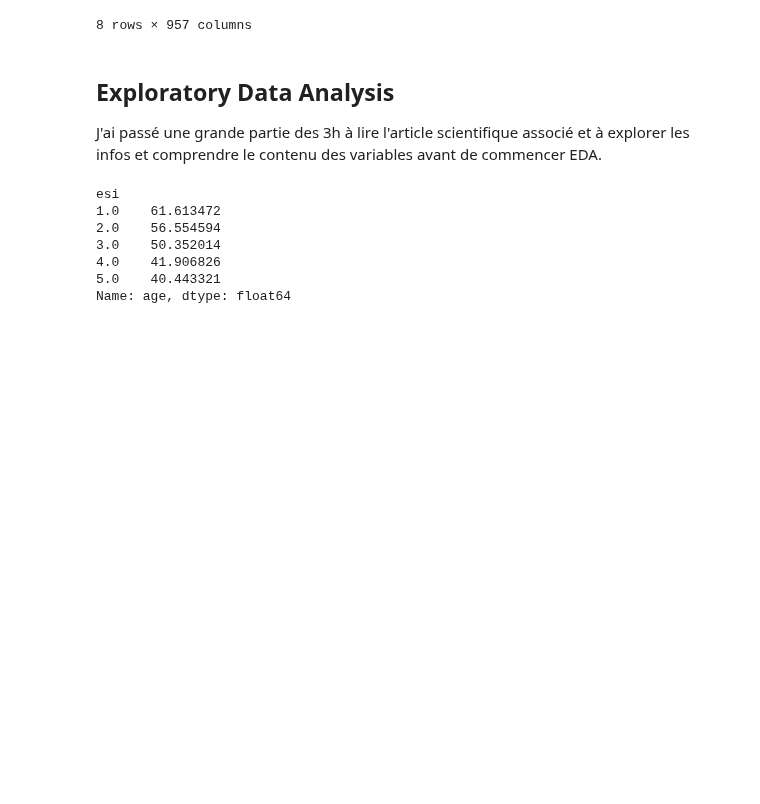
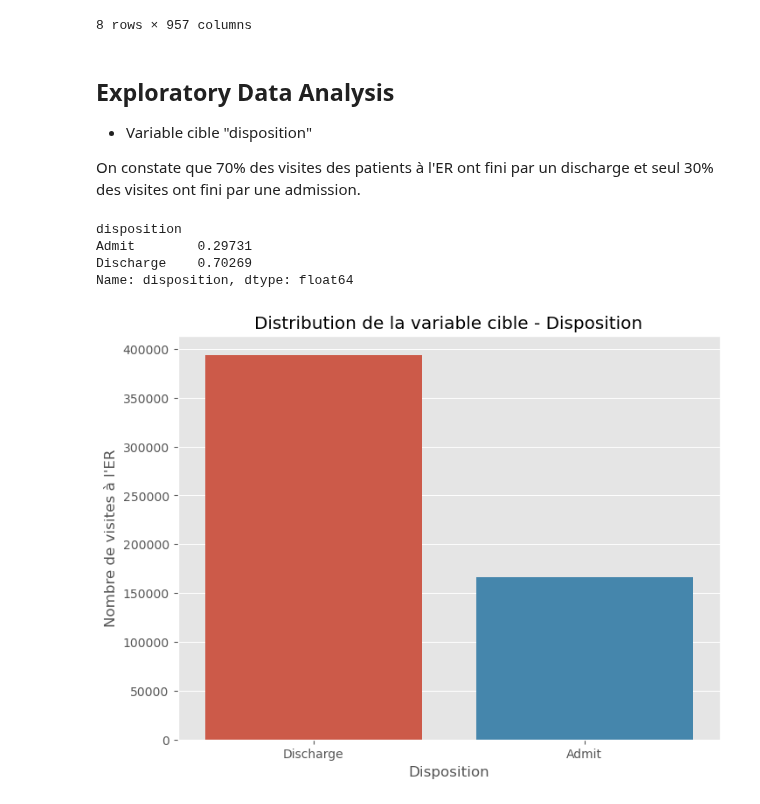
Before and after one commit to Mawbhe/Predicting-hospital-admission, a Jupyter notebook: main.ipynb, the cells around one changed output. Saved outputs shown, nothing was run; the diff lists cells and outputs as text; code cells hidden in the pictures; blank space fills up the shorter version.

```diff
--- a/main.ipynb
+++ b/main.ipynb
@@ -9,6 +9,9 @@ Algassimou DIALLO
 # %%
 import pandas as pd
 import numpy as np
+import matplotlib.pyplot as plt
+import seaborn as sns
+plt.style.use('ggplot')
 # %% [markdown]
 ### Transformation données R.data en dataframe pandas
 
@@ -72,14 +75,22 @@ data.describe()
 # %% [markdown]
 ## Exploratory Data Analysis
 
-J'ai passé une grande partie des 3h à lire l'article scientifique associé et à explorer les infos et comprendre le contenu des variables avant de commencer EDA.
+- Variable cible "disposition"
+
+On constate que 70% des visites des patients à l'ER ont fini par un discharge et seul 30% des visites ont fini par une admission.
+# %%
+data.groupby("disposition")["disposition"].count()/len(data["disposition"])
+# %% [output]
+disposition
+Admit        0.29731
+Discharge    0.70269
+Name: disposition, dtype: float64
 # %%
-data.groupby('esi')['age'].mean()
+plt.figure(figsize=(8, 6))
+sns.countplot(x='disposition', data=data)
+plt.title('Distribution de la variable cible - Disposition')
+plt.xlabel('Disposition')
+plt.ylabel('Nombre de visites à l\'ER')
+plt.show()
 # %% [output]
-esi
-1.0    61.613472
-2.0    56.554594
-3.0    50.352014
-4.0    41.906826
-5.0    40.443321
-Name: age, dtype: float64
+[figure, added]
```
Also changed, not shown: parts of 37 cells of this notebook, 1 other file.
